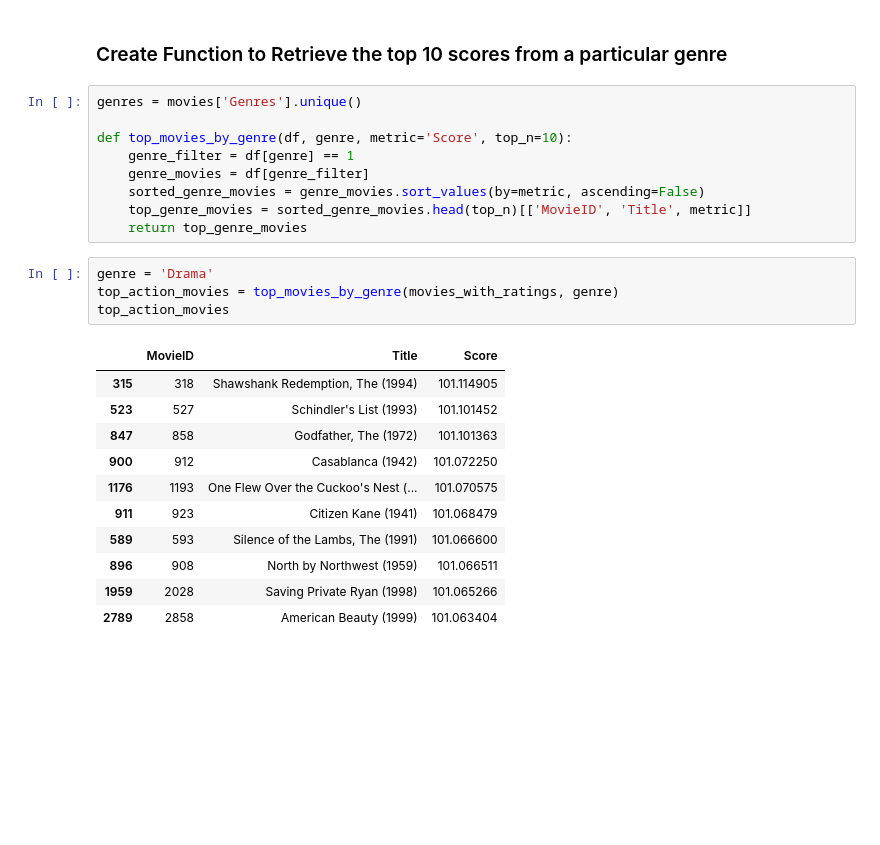
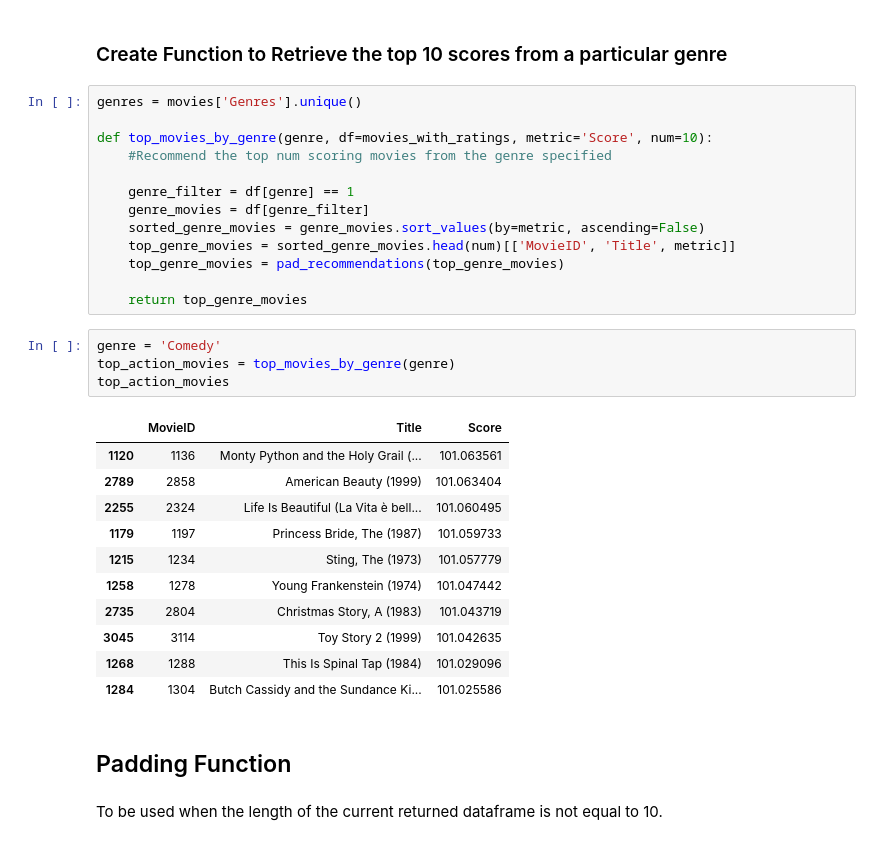
Before and after one commit to NealRyan/CS_598_Project_4-Movie_Recommender_System, a Jupyter notebook: Initial Model and System 1.ipynb, the cells around one changed output. Saved outputs shown, nothing was run; the diff lists cells and outputs as text; blank space fills up the shorter version.

Commit message:
Implemented recommendation padding function

```diff
--- a/Initial Model and System 1.ipynb
+++ b/Initial Model and System 1.ipynb
@@ -166,25 +166,33 @@ movies_with_ratings.sort_values(by='Score', ascending=False)
 # %%
 genres = movies['Genres'].unique()
 
-def top_movies_by_genre(df, genre, metric='Score', top_n=10):
+def top_movies_by_genre(genre, df=movies_with_ratings, metric='Score', num=10):
+    #Recommend the top num scoring movies from the genre specified
+
     genre_filter = df[genre] == 1
     genre_movies = df[genre_filter]
     sorted_genre_movies = genre_movies.sort_values(by=metric, ascending=False)
-    top_genre_movies = sorted_genre_movies.head(top_n)[['MovieID', 'Title', metric]]
+    top_genre_movies = sorted_genre_movies.head(num)[['MovieID', 'Title', metric]]
+    top_genre_movies = pad_recommendations(top_genre_movies)
+
     return top_genre_movies
 # %%
-genre = 'Drama'
-top_action_movies = top_movies_by_genre(movies_with_ratings, genre)
+genre = 'Comedy'
+top_action_movies = top_movies_by_genre(genre)
 top_action_movies
 # %% [output]
 |  | MovieID | Title | Score |
-| 315 | 318 | Shawshank Redemption, The (1994) | 101.114905 |
-| 523 | 527 | Schindler's List (1993) | 101.101452 |
-| 847 | 858 | Godfather, The (1972) | 101.101363 |
-| 900 | 912 | Casablanca (1942) | 101.072250 |
-| 1176 | 1193 | One Flew Over the Cuckoo's Nest (... | 101.070575 |
-| 911 | 923 | Citizen Kane (1941) | 101.068479 |
-| 589 | 593 | Silence of the Lambs, The (1991) | 101.066600 |
-| 896 | 908 | North by Northwest (1959) | 101.066511 |
-| 1959 | 2028 | Saving Private Ryan (1998) | 101.065266 |
+| 1120 | 1136 | Monty Python and the Holy Grail (... | 101.063561 |
 | 2789 | 2858 | American Beauty (1999) | 101.063404 |
+| 2255 | 2324 | Life Is Beautiful (La Vita è bell... | 101.060495 |
+| 1179 | 1197 | Princess Bride, The (1987) | 101.059733 |
+| 1215 | 1234 | Sting, The (1973) | 101.057779 |
+| 1258 | 1278 | Young Frankenstein (1974) | 101.047442 |
+| 2735 | 2804 | Christmas Story, A (1983) | 101.043719 |
+| 3045 | 3114 | Toy Story 2 (1999) | 101.042635 |
+| 1268 | 1288 | This Is Spinal Tap (1984) | 101.029096 |
+| 1284 | 1304 | Butch Cassidy and the Sundance Ki... | 101.025586 |
+# %% [markdown]
+## Padding Function
+# %% [markdown]
+To be used when the length of the current returned dataframe is not equal to 10.
```
Also changed, not shown: parts of 1 cell of this notebook.
